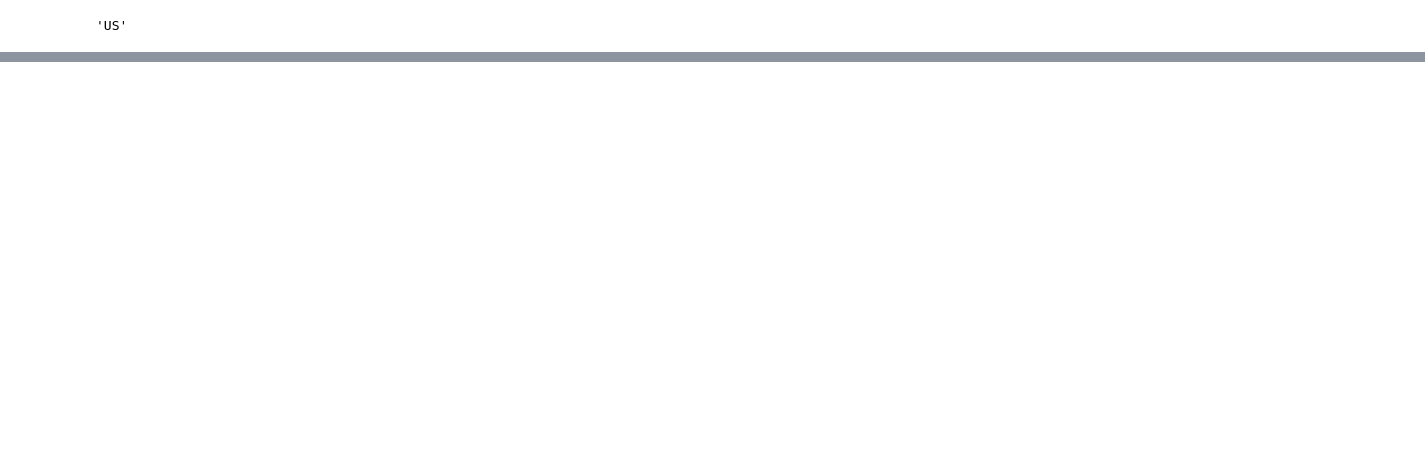
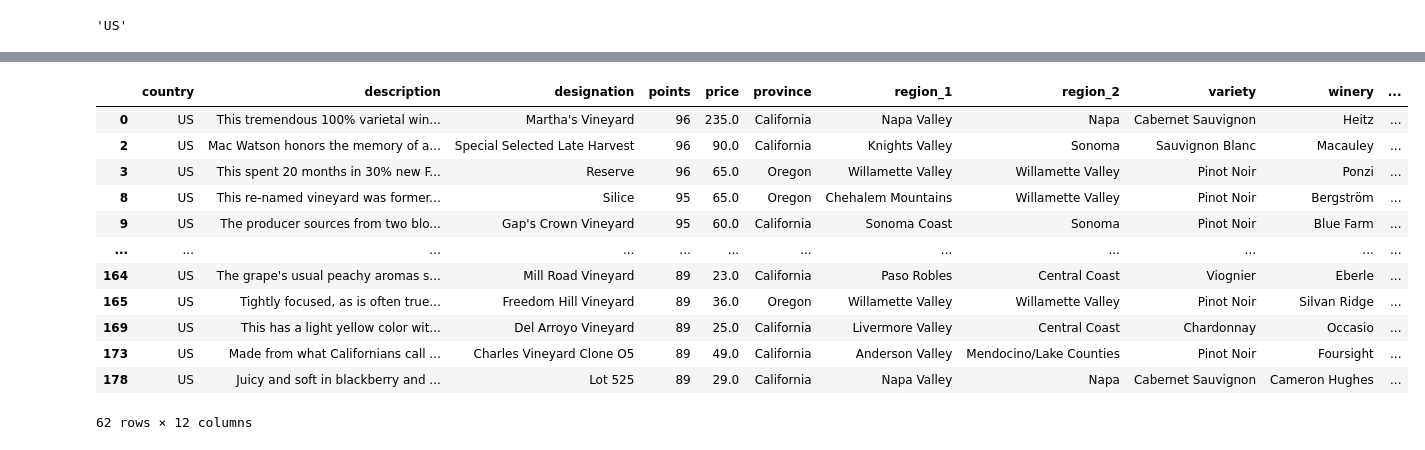
Before and after one commit to sormazabal/IntroToPython2022, a Jupyter notebook: Week3/Week3.ipynb, the cells around one changed output, grey strips where cells are left out. Cells and saved outputs as stored; diff of their text form; code cells hidden in the pictures; blank space fills up the shorter version.

```diff
--- a/Week3/Week3.ipynb
+++ b/Week3/Week3.ipynb
@@ -98,0 +287,4 @@ wine['country'][0]
+# %%
+#Assign the same value to all rows in a column
+wine['test_col'] = 0
+wine.head()
@@ -98,0 +298,7 @@ wine['country'][0]
+# %%
+import numpy as np
+random_array = np.random.randint(2, size=wine.shape[0])
+
+new_column = pd.Series(random_array)
+wine['sold_in_tw'] = new_column
+wine.head()
@@ -98,0 +387,16 @@ wine['country'][0]
+# %%
+wine.dropna(how="any") #dropna deletes any row that has missing data
+# %% [output]
+|  | country | description | designation | points | price | province | region_1 | region_2 | variety | winery | ... |
+| 0 | US | This tremendous 100% varietal win... | Martha's Vineyard | 96 | 235.0 | California | Napa Valley | Napa | Cabernet Sauvignon | Heitz | ... |
+| 2 | US | Mac Watson honors the memory of a... | Special Selected Late Harvest | 96 | 90.0 | California | Knights Valley | Sonoma | Sauvignon Blanc | Macauley | ... |
+| 3 | US | This spent 20 months in 30% new F... | Reserve | 96 | 65.0 | Oregon | Willamette Valley | Willamette Valley | Pinot Noir | Ponzi | ... |
+| 8 | US | This re-named vineyard was former... | Silice | 95 | 65.0 | Oregon | Chehalem Mountains | Willamette Valley | Pinot Noir | Bergström | ... |
+| 9 | US | The producer sources from two blo... | Gap's Crown Vineyard | 95 | 60.0 | California | Sonoma Coast | Sonoma | Pinot Noir | Blue Farm | ... |
+| ... | ... | ... | ... | ... | ... | ... | ... | ... | ... | ... | ... |
+| 164 | US | The grape's usual peachy aromas s... | Mill Road Vineyard | 89 | 23.0 | California | Paso Robles | Central Coast | Viognier | Eberle | ... |
+| 165 | US | Tightly focused, as is often true... | Freedom Hill Vineyard | 89 | 36.0 | Oregon | Willamette Valley | Willamette Valley | Pinot Noir | Silvan Ridge | ... |
+| 169 | US | This has a light yellow color wit... | Del Arroyo Vineyard | 89 | 25.0 | California | Livermore Valley | Central Coast | Chardonnay | Occasio | ... |
+| 173 | US | Made from what Californians call ... | Charles Vineyard Clone O5 | 89 | 49.0 | California | Anderson Valley | Mendocino/Lake Counties | Pinot Noir | Foursight | ... |
+| 178 | US | Juicy and soft in blackberry and ... | Lot 525 | 89 | 29.0 | California | Napa Valley | Napa | Cabernet Sauvignon | Cameron Hughes | ... |
+62 rows × 12 columns
```
Also changed, not shown: parts of 41 cells of this notebook.
